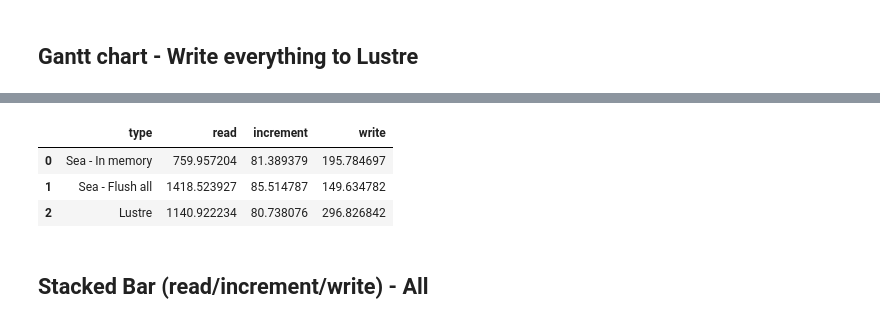
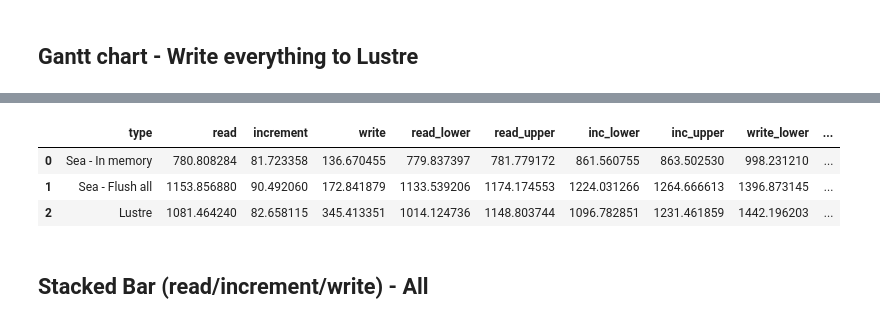
Before and after one commit to big-data-lab-team/Sea, a Jupyter notebook: experiments/incrementation/notebook/increment_benchmarks.ipynb, the cells around one changed output, grey strips where cells are left out. Drawn from its saved outputs; the diff is of its cells as text; code cells hidden in the pictures.

```diff
--- a/experiments/incrementation/notebook/increment_benchmarks.ipynb
+++ b/experiments/incrementation/notebook/increment_benchmarks.ipynb
@@ -270,14 +296,42 @@ Loading BokehJS ...
 [interactive output not drawn]
 [interactive output not drawn]
 [interactive output not drawn]
-# %%
-df = group_actions(im_df, fa_df, l_df)
-df.head()
-# %% [output]
-|  | type | read | increment | write |
-| 0 | Sea - In memory | 759.957204 | 81.389379 | 195.784697 |
-| 1 | Sea - Flush all | 1418.523927 | 85.514787 | 149.634782 |
-| 2 | Lustre | 1140.922234 | 80.738076 | 296.826842 |
+# %%
+im_files = ["../results/mem_final-0/benchmarks.out",
+            "../results/mem_final-1/benchmarks.out",
+            "../results/mem_final-2/benchmarks.out"]
+fa_files = ["../results/mem_all-0/benchmarks.out",
+            "../results/mem_all-1/benchmarks.out",
+            "../results/mem_all-2/benchmarks.out"]
+lustre_files = ["../results/lustre-0/benchmarks.out",
+                "../results/lustre-1/benchmarks.out",
+                "../results/lustre-2/benchmarks.out"]
+
+load_files = lambda x: [load_df(f) for f in x]
+
+im_dfs = load_files(im_files)
+im_dfs = add_rep_idx(im_dfs)
+
+fa_dfs = load_files(fa_files)
+fa_dfs = add_rep_idx(fa_dfs)
+
+lustre_dfs = load_files(lustre_files)
+lustre_dfs = add_rep_idx(lustre_dfs)
+
+im_df = pd.concat(im_dfs, axis=0)
+fa_df = pd.concat(fa_dfs, axis=0)
+l_df = pd.concat(lustre_dfs, axis=0)
+#print(im_df.head())
+df = group_actions(im_df, fa_df, l_df)
+
+
+
+df.head()
+# %% [output]
+|  | type | read | increment | write | read_lower | read_upper | inc_lower | inc_upper | write_lower | ... |
+| 0 | Sea - In memory | 780.808284 | 81.723358 | 136.670455 | 779.837397 | 781.779172 | 861.560755 | 863.502530 | 998.231210 | ... |
+| 1 | Sea - Flush all | 1153.856880 | 90.492060 | 172.841879 | 1133.539206 | 1174.174553 | 1224.031266 | 1264.666613 | 1396.873145 | ... |
+| 2 | Lustre | 1081.464240 | 82.658115 | 345.413351 | 1014.124736 | 1148.803744 | 1096.782851 | 1231.461859 | 1442.196203 | ... |
 # %% [markdown]
 ## Stacked Bar (read/increment/write) - All
 # %%
```
Also changed, not shown: parts of 8 cells of this notebook.
